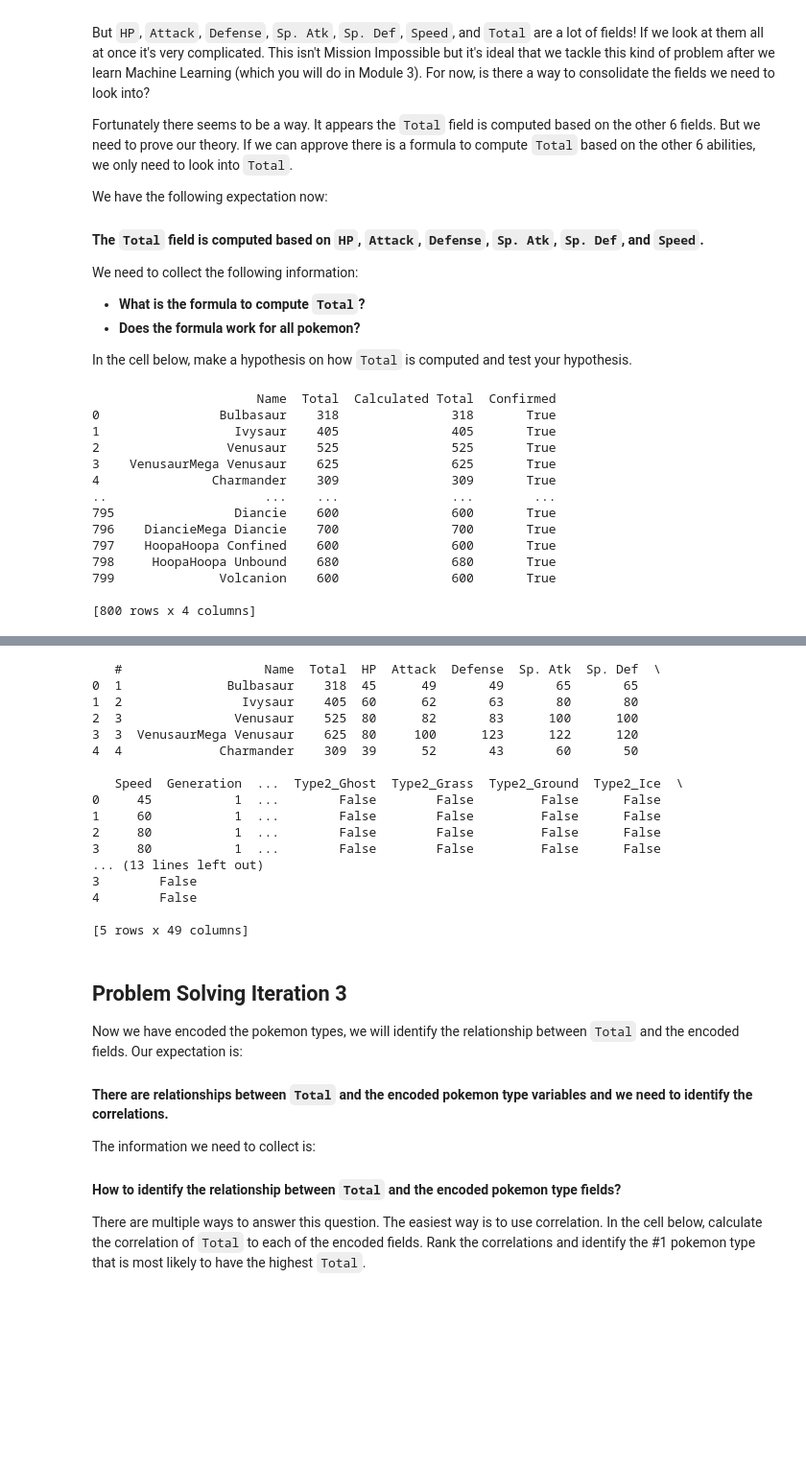
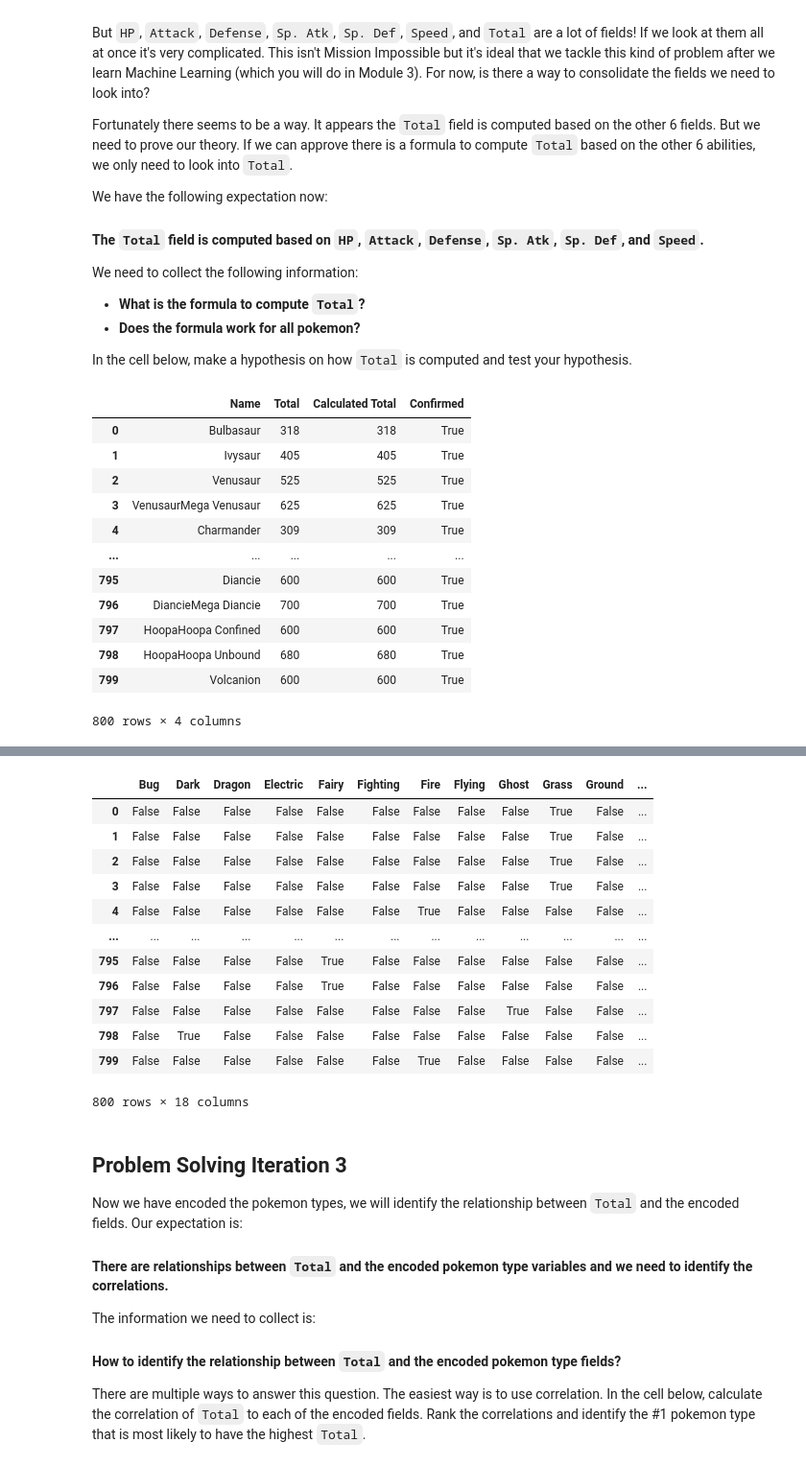
Before and after one commit to Enterausername357/lab-dataframe-calculations, a Jupyter notebook: your-code/challenge-2.ipynb, the cells around one changed output, grey strips where cells are left out. Shown at 96% size. Saved outputs shown, nothing was run; the diff lists cells and outputs as text; code cells hidden in the pictures; blank space fills up the shorter version.

```diff
--- a/your-code/challenge-2.ipynb
+++ b/your-code/challenge-2.ipynb
@@ -69,23 +69,22 @@ pokemon_df['Calculated Total'] = (
 pokemon_df['Confirmed'] = pokemon_df['Total'] == pokemon_df['Calculated Total']
 
 # Display the DataFrame with the results
-print(pokemon_df[['Name', 'Total', 'Calculated Total', 'Confirmed']])
+display(pokemon_df[['Name', 'Total', 'Calculated Total', 'Confirmed']])
 #The Hypothesis is CONFIRMED!!! YAY!
 # %% [output]
+|  | Name | Total | Calculated Total | Confirmed |
+| 0 | Bulbasaur | 318 | 318 | True |
+| 1 | Ivysaur | 405 | 405 | True |
+| 2 | Venusaur | 525 | 525 | True |
+| 3 | VenusaurMega Venusaur | 625 | 625 | True |
+| 4 | Charmander | 309 | 309 | True |
+| ... | ... | ... | ... | ... |
+| 795 | Diancie | 600 | 600 | True |
+| 796 | DiancieMega Diancie | 700 | 700 | True |
+| 797 | HoopaHoopa Confined | 600 | 600 | True |
+| 798 | HoopaHoopa Unbound | 680 | 680 | True |
+| 799 | Volcanion | 600 | 600 | True |
-                      Name  Total  Calculated Total  Confirmed
-0                Bulbasaur    318               318       True
-1                  Ivysaur    405               405       True
-2                 Venusaur    525               525       True
-3    VenusaurMega Venusaur    625               625       True
-4               Charmander    309               309       True
-..                     ...    ...               ...        ...
-795                Diancie    600               600       True
-796    DiancieMega Diancie    700               700       True
-797    HoopaHoopa Confined    600               600       True
-798     HoopaHoopa Unbound    680               680       True
-799              Volcanion    600               600       True
-
-[800 rows x 4 columns]
+800 rows × 4 columns
 # %% [markdown]
 ## Problem Solving Iteration 2
 
@@ -117,34 +116,31 @@ The new numerical variables you create should look like below:
 # %%
 # your code here
 type_1_encoded = pd.get_dummies(pokemon_df['Type 1'], prefix='Type1')
 type_2_encoded = pd.get_dummies(pokemon_df['Type 2'], prefix='Type2')
 
 # Combine encoded features with the original DataFrame
 pokemon_encoded_df = pd.concat([pokemon_df, type_1_encoded, type_2_encoded], axis=1)
 
 # Drop the original Type 1 and Type 2 columns
 pokemon_encoded_df.drop(columns=['Type 1', 'Type 2'], inplace=True)
 
 # Display the resulting DataFrame
-print(pokemon_encoded_df.head())
+pokemon_types = pd.get_dummies(pokemon['Type 1'])+pd.get_dummies(pokemon['Type 2'])
+pokemon_types
 # %% [output]
+|  | Bug | Dark | Dragon | Electric | Fairy | Fighting | Fire | Flying | Ghost | Grass | Ground | ... |
+| 0 | False | False | False | False | False | False | False | False | False | True | False | ... |
+| 1 | False | False | False | False | False | False | False | False | False | True | False | ... |
+| 2 | False | False | False | False | False | False | False | False | False | True | False | ... |
+| 3 | False | False | False | False | False | False | False | False | False | True | False | ... |
+| 4 | False | False | False | False | False | False | True | False | False | False | False | ... |
+| ... | ... | ... | ... | ... | ... | ... | ... | ... | ... | ... | ... | ... |
+| 795 | False | False | False | False | True | False | False | False | False | False | False | ... |
+| 796 | False | False | False | False | True | False | False | False | False | False | False | ... |
+| 797 | False | False | False | False | False | False | False | False | True | False | False | ... |
+| 798 | False | True | False | False | False | False | False | False | False | False | False | ... |
+| 799 | False | False | False | False | False | False | True | False | False | False | False | ... |
-   #                   Name  Total  HP  Attack  Defense  Sp. Atk  Sp. Def  \
-0  1              Bulbasaur    318  45      49       49       65       65
-1  2                Ivysaur    405  60      62       63       80       80
-2  3               Venusaur    525  80      82       83      100      100
-3  3  VenusaurMega Venusaur    625  80     100      123      122      120
-4  4             Charmander    309  39      52       43       60       50
-
-   Speed  Generation  ...  Type2_Ghost  Type2_Grass  Type2_Ground  Type2_Ice  \
-0     45           1  ...        False        False         False      False
-1     60           1  ...        False        False         False      False
-2     80           1  ...        False        False         False      False
-3     80           1  ...        False        False         False      False
-... (13 lines left out)
-3        False
-4        False
-
-[5 rows x 49 columns]
+800 rows × 18 columns
 # %% [markdown]
 ## Problem Solving Iteration 3
 
```
Also changed, not shown: parts of 4 cells of this notebook, 1 other file.
